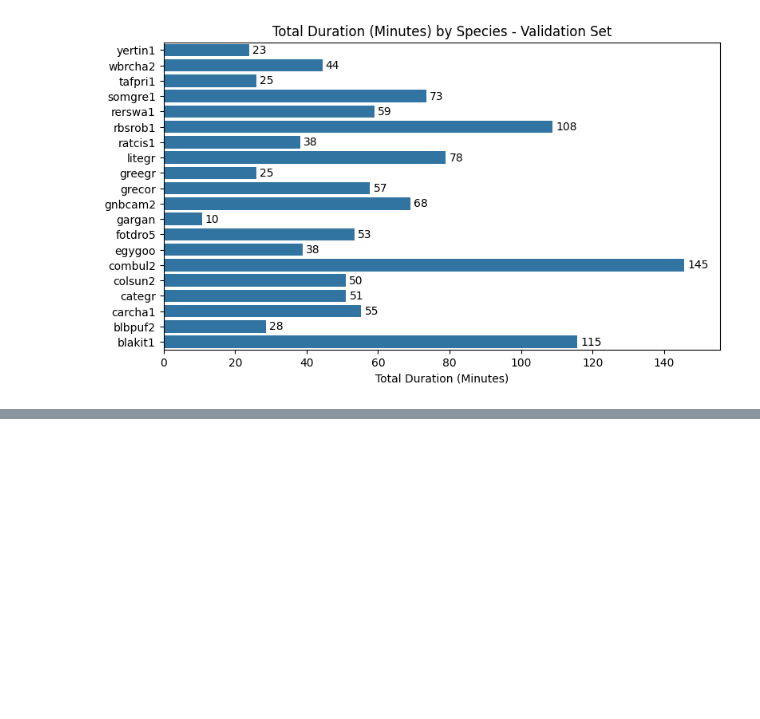
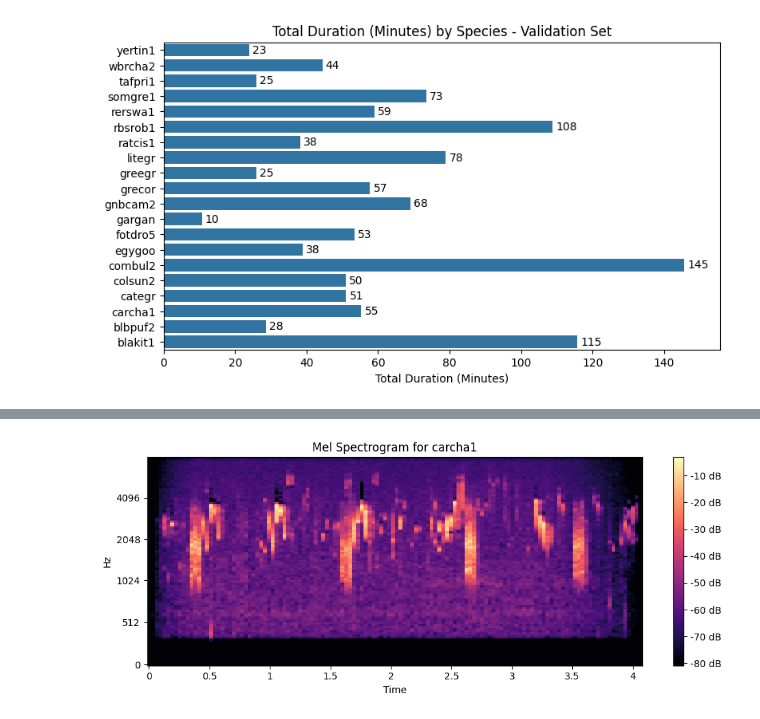
Before and after one commit to Thato-Mot/Final-Version-Of-Bird-Classification-Project, a Jupyter notebook: Stage-1/stage-1-train-val-split.ipynb, the cells around one changed output, grey strips where cells are left out. Cells and saved outputs as stored; diff of their text form; code cells hidden in the pictures; blank space fills up the shorter version.

```diff
--- a/Stage-1/stage-1-train-val-split.ipynb
+++ b/Stage-1/stage-1-train-val-split.ipynb
@@ -196,0 +332,11 @@ merged_train.to_csv('C:/Users/thato/Documents/Final-Year-Project/Dataset/Project
+# %%
+with open(val_pkl_path, 'rb') as f:
+    val_mel_spectrograms = pickle.load(f)
+# %%
+val_keys = list(val_mel_spectrograms.keys())
+index = 900
+npy_file = val_keys[index]
+mel_spec, label = val_mel_spectrograms[npy_file]
+plot_mel_spectrogram(mel_spec, label)
+# %% [output]
+[figure, added]
```
Also changed, not shown: parts of 21 cells of this notebook, 1 other file.
